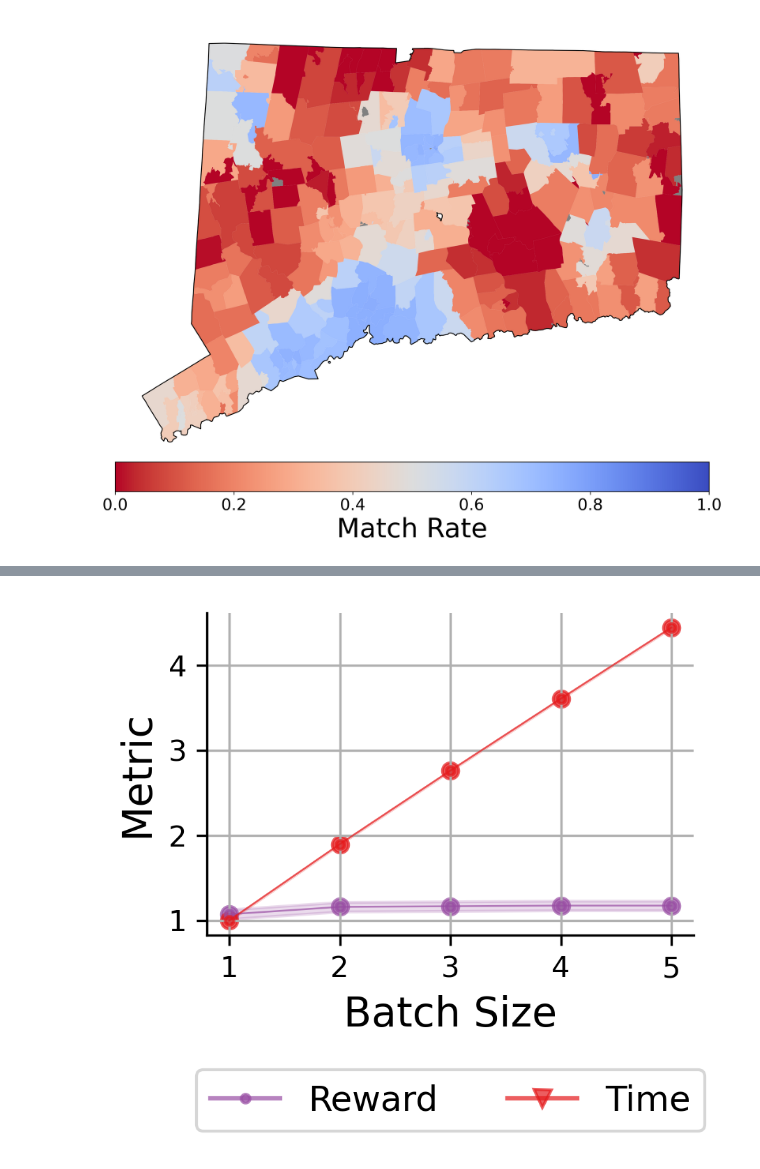
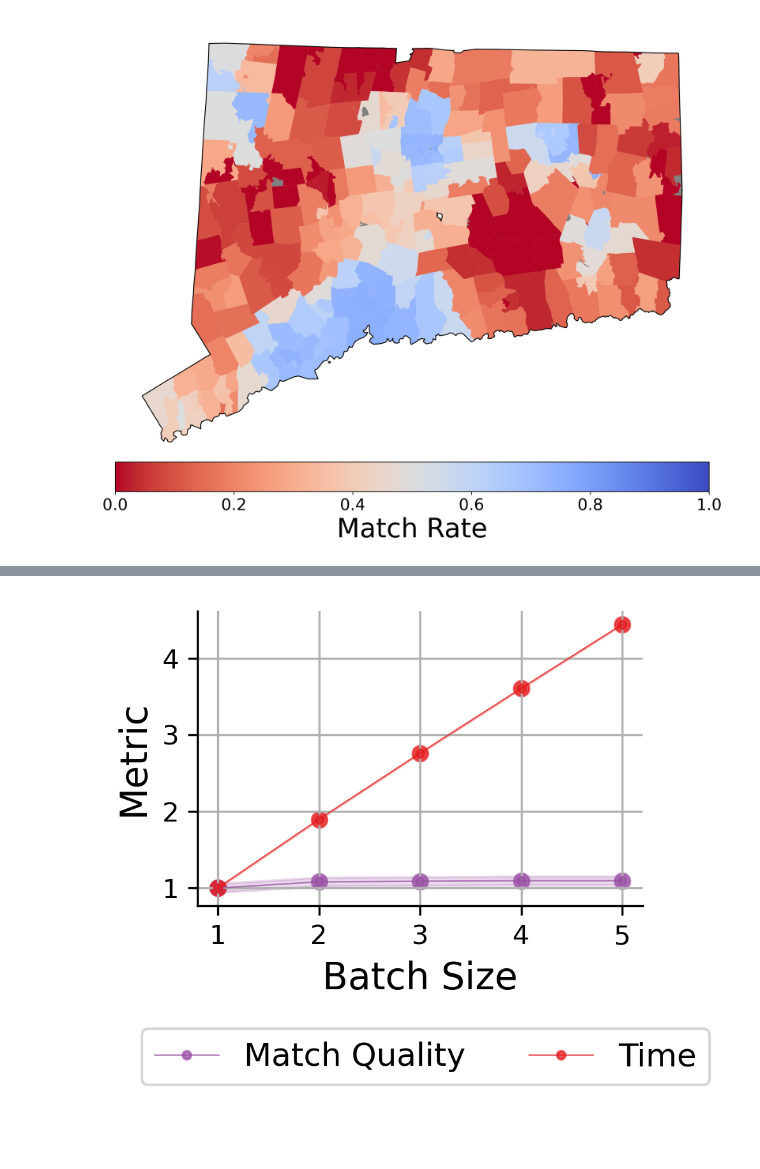
Before and after one commit to naveenr414/patient-provider, a Jupyter notebook: scripts/notebooks/Plotting.ipynb, the cells around one changed output, grey strips where cells are left out. Drawn from its saved outputs; the diff is of its cells as text; code cells hidden in the pictures; blank space fills up the shorter version.

```diff
--- a/scripts/notebooks/Plotting.ipynb
+++ b/scripts/notebooks/Plotting.ipynb
@@ -433,7 +396,7 @@ dataset = "misspecification"
 y_value_matrix = [[[0 for i in range(5)] for i in range(4)] for i in range(2)]
 y_confidence_matrix = [[[0 for i in range(5)] for i in range(4)] for i in range(2)]
 
-baseline_params = {'num_patients': 25, 'num_providers': 25,'top_choice_prob': 0.5}
+baseline_params = {'num_patients': 25, 'num_providers': 25,'top_choice_prob': 0.5, 'true_top_choice_prob': 0.5, 'fairness_weight': 0}
 for i in range(len(y_value_matrix)):
     for j in range(len(y_value_matrix[i])):
         baseline_params['choice_model'] = choice_models[i]
@@ -477,0 +450,19 @@ fig.savefig("../../results/figures/other_choice_models.pdf",dpi=300, bbox_inches
+# %%
+choice_prob = [0.25,0.5,0.75][::-1]
+shift = [-0.25,-0.1,0,0.1,0.25]
+dataset = "misspecification"
+
+y_value_matrix = [[[0 for i in range(5)] for i in range(5)] for i in range(3)]
+y_confidence_matrix = [[[0 for i in range(5)] for i in range(5)] for i in range(3)]
+
+baseline_params = {'num_patients': 25, 'num_providers': 25,'top_choice_prob': 0.5, 'true_top_choice_prob': 0.5, 'fairness_weight': 0, 'choice_model': 'uniform_choice'}
+for i in range(len(y_value_matrix)):
+    for j in range(len(y_value_matrix[i])):
+        baseline_params['top_choice_prob'] = choice_prob[i]
+        baseline_params['true_top_choice_prob'] = shift[j]+choice_prob[i]
+
+        results = get_results_matching_parameters(dataset,"",baseline_params)
+        aggregate_data = aggregate_normalize_data(results,baseline="random")
+
+        y_value_matrix[i][j] = [aggregate_data['{}_utilities'.format(method)][0] for method in methods]
+        y_confidence_matrix[i][j] = [aggregate_data['{}_utilities'.format(method)][1]/((len(results))**.5) for method in methods]
@@ -478,2 +502,14 @@ fig.savefig("../../results/figures/other_choice_models.pdf",dpi=300, bbox_inches
 # %% [markdown]
 ## Semi-Synthetic
+# %%
+dataset = "semi_synthetic"
+
+y_value_matrix = [0 for i in range(5)]
+y_confidence_matrix = [0 for i in range(5)]
+
+baseline_params = {'num_patients': 245, 'num_providers': 140, 'max_menu_size': 2000, 'batch_size': 1}
+results = get_results_matching_parameters(dataset,"",baseline_params)
+print(len(results))
+aggregate_data = aggregate_normalize_data(results,baseline="random")
+y_value_matrix = [aggregate_data['{}_utilities'.format(method)][0] for method in methods]
+y_confidence_matrix = [aggregate_data['{}_utilities'.format(method)][1]/((len(results))**.5) for method in methods]
@@ -671,7 +744,7 @@ fig.savefig("../../results/figures/semi_synthetic_comorbidity_distance.pdf",dpi=
 # %%
 batch_y_values = []
 batch_y_confidences = []
-baseline_params = {'utility_function': 'semi_synthetic', 'num_patients': 205, 'max_menu_size': 1000, 'seed': 43, 'num_trials': 100, 'order': 'custom'}
+baseline_params = {'utility_function': 'semi_synthetic', 'num_patients': 205, 'max_menu_size': 1000, 'num_trials': 100, 'order': 'custom'}
 dataset = "semi_synthetic"
 x_values = [1,2,3,4,5]
 for i in range(len(x_values)):
@@ -682,38 +755,39 @@ for i in range(len(x_values)):
 
     batch_y_values.append(aggregate_data['{}_utilities'.format("optimal_order")][0])
     batch_y_confidences.append(aggregate_data['{}_utilities'.format("optimal_order")][1]/len(results)**.5)
+batch_y_values = [i/batch_y_values[0] for i in batch_y_values]
 # %%
 plot_dimensions = (1,1)
 x_labels = [["Batch Size"]]
 y_labels = [["Metric"]]
 overall_format = {'figsize':(3,2),
     'style_size': style_size,
     'x_ticks': [[[x_values,x_values]]],
     'has_grid': True,
 }
 
 fig,ax = create_axes(plot_dimensions,overall_format,x_labels=x_labels,y_labels=y_labels)
 
 color = '#%02x%02x%02x%02x' % tuple(np.round(np.array(color_schemes['six_color'][-2])*256).astype(int).tolist())
 line_format = {'color_palette': color, 'size': 125}
-plot_line(ax[0][0],[x_values],[batch_y_values],batch_y_confidences,["Reward"],line_format)
+plot_line(ax[0][0],[x_values],[batch_y_values],batch_y_confidences,["Match Quality"],line_format)
 plot_scatter(ax[0][0],[x_values],[batch_y_values],[None],line_format)
 
 color = '#%02x%02x%02x%02x' % tuple(np.round(np.array(color_schemes['six_color'][-1])*256).astype(int).tolist())
 line_format = {'color_palette': color, 'size': 125}
 y_values = [x_values[i] * np.log(205/x_values[i])/np.log(np.log(205/x_values[i])) for i in range(len(x_values))]
 y_values = [i/y_values[0] for i in y_values]
 y_confidences = [0 for i in range(len(x_values))]
 plot_line(ax[0][0],[x_values],[y_values],[y_confidences],["Time"],line_format)
 plot_scatter(ax[0][0],[x_values],[y_values],[None],line_format)
 
 
-legend_format = {'style_size': style_size,'type': 'is_global', 'loc': 'lower left', 'ncol': 5, 'bbox_to_anchor': (0.08,-0.4), 'show_point': True}
+legend_format = {'style_size': style_size,'type': 'is_global', 'loc': 'lower left', 'ncol': 5, 'bbox_to_anchor': (0.,-0.4)}
 create_legend(fig,ax,plot_dimensions,legend_format)
 
 fig.savefig("../../results/figures/batch_size.pdf",dpi=300, bbox_inches='tight')
 # %% [output]
-[figure, old version]
+[figure, new version]
 # %%
 menu_y_values = [[] for i in range(len(methods))]
 menu_confidences = [[] for i in range(len(methods))]
```
Also changed, not shown: parts of 28 cells of this notebook, 5 other files.
